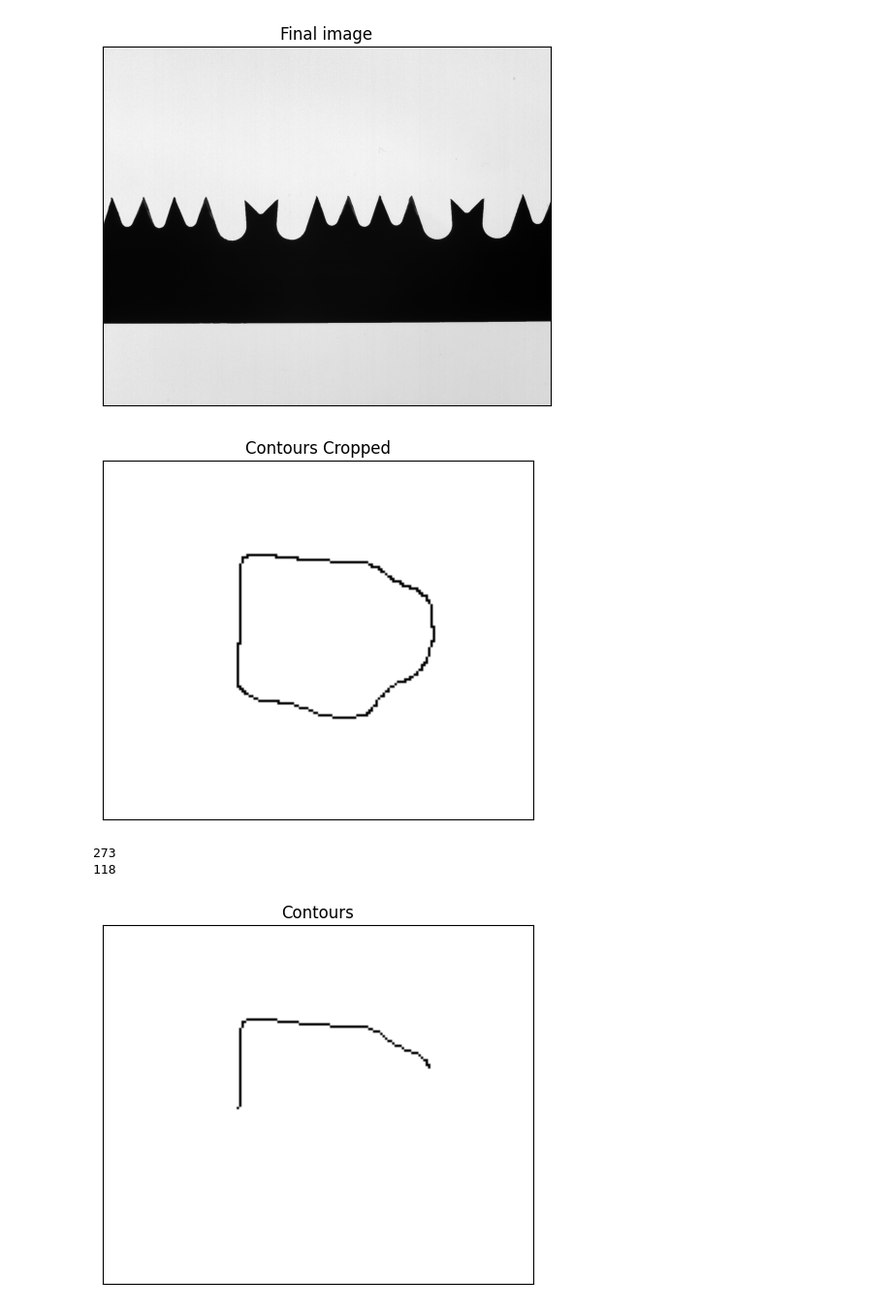
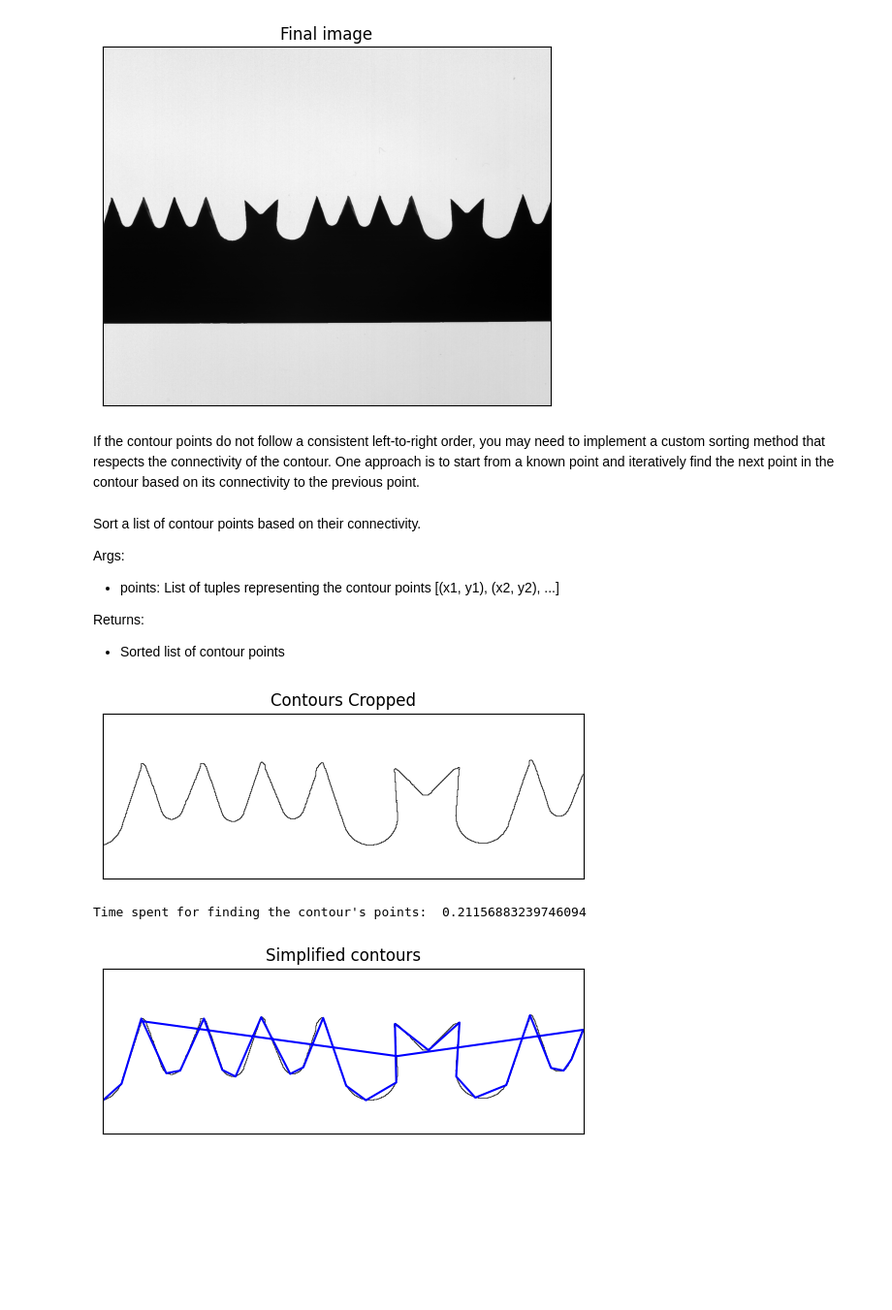
Before and after one commit to andreaalboni/CV-Project, a Jupyter notebook: InspectionBladeTools.ipynb, the cells around one changed output. Shown: that part at 97% size. Cells and saved outputs as stored; diff of their text form; code cells hidden in the pictures; blank space fills up the shorter version.

Commit message:
Debug, custom sort WORKS!!!!

```diff
--- a/InspectionBladeTools.ipynb
+++ b/InspectionBladeTools.ipynb
@@ -169,0 +103,2 @@ def sort_points(points):
+# %% [markdown]
+If the contour points do not follow a consistent left-to-right order, you may need to implement a custom sorting method that respects the connectivity of the contour. One approach is to start from a known point and iteratively find the next point in the contour based on its connectivity to the previous point.
@@ -169,0 +134,8 @@ def sort_points(points):
+# %% [markdown]
+Sort a list of contour points based on their connectivity.
+
+Args:
+- points: List of tuples representing the contour points [(x1, y1), (x2, y2), ...]
+
+Returns:
+- Sorted list of contour points
@@ -170,42 +178,37 @@ def sort_points(points):
 # %%
 # applying RDP algorithm to the image contours
-#img_cc = img_contours_negative[:,:]
-img_cc = cv2.imread("Images\saw_01_contours_negative.png", 0)[0:150, 20:200]
+img_cc = img_contours_negative[350:600,550:]
 plt.imshow(img_cc, cmap = 'gray')
 plt.title('Contours Cropped')
 plt.xticks([]), plt.yticks([])
 plt.show()
 
 start = time.time()
 
 contours = [[i,j] for i in range(img_cc.shape[0]) for j in range(img_cc.shape[1]) if img_cc[i,j] == 0]
-print(len(contours))
-#contours = edge_chain_sort(contours, img_cc, contour_color = 0)
-contours = sort_points(contours)
-print(len(contours))
 
-kernel = np.ones((150,180),np.uint8)
-for i in range(len(contours)):
-    kernel[contours[i][0], contours[i][1]] = 0
-plt.imshow(kernel, cmap = 'gray')
-plt.title('Contours')
-plt.xticks([]), plt.yticks([])
-plt.show()
+end = time.time()
+print("Time spent for finding the contour's points: ", end - start)
 
-simplified_contours = RDP_Algorithm(contours, epsilon = 3)
+start = time.time()
+
+contours = sort_contour_points(contours)
+
+simplified_contours = RDP_Algorithm(contours, epsilon = 10)
 
 simplified_contours = np.array(simplified_contours)
 
 plt.plot(simplified_contours[:,1], simplified_contours[:,0], 'b')
 plt.imshow(img_cc, cmap = 'gray')
 plt.title('Simplified contours')
 plt.xticks([]), plt.yticks([])
 plt.show()
 
+cv2.imwrite("Images\saw_01_simplified_contours.png", img_cc)
+
 end = time.time()
-print("Elapsed time: ", end - start)
+print("Elapsed time for RDP Algotihm: ", end - start)
 # %% [output]
-[figure, old version]
+[figure, new version]
-273
-118
+Time spent for finding the contour's points:  0.21156883239746094
-[figure, old version]
+[figure, new version]
```
Also changed, not shown: parts of 6 cells of this notebook, 3 other files.
